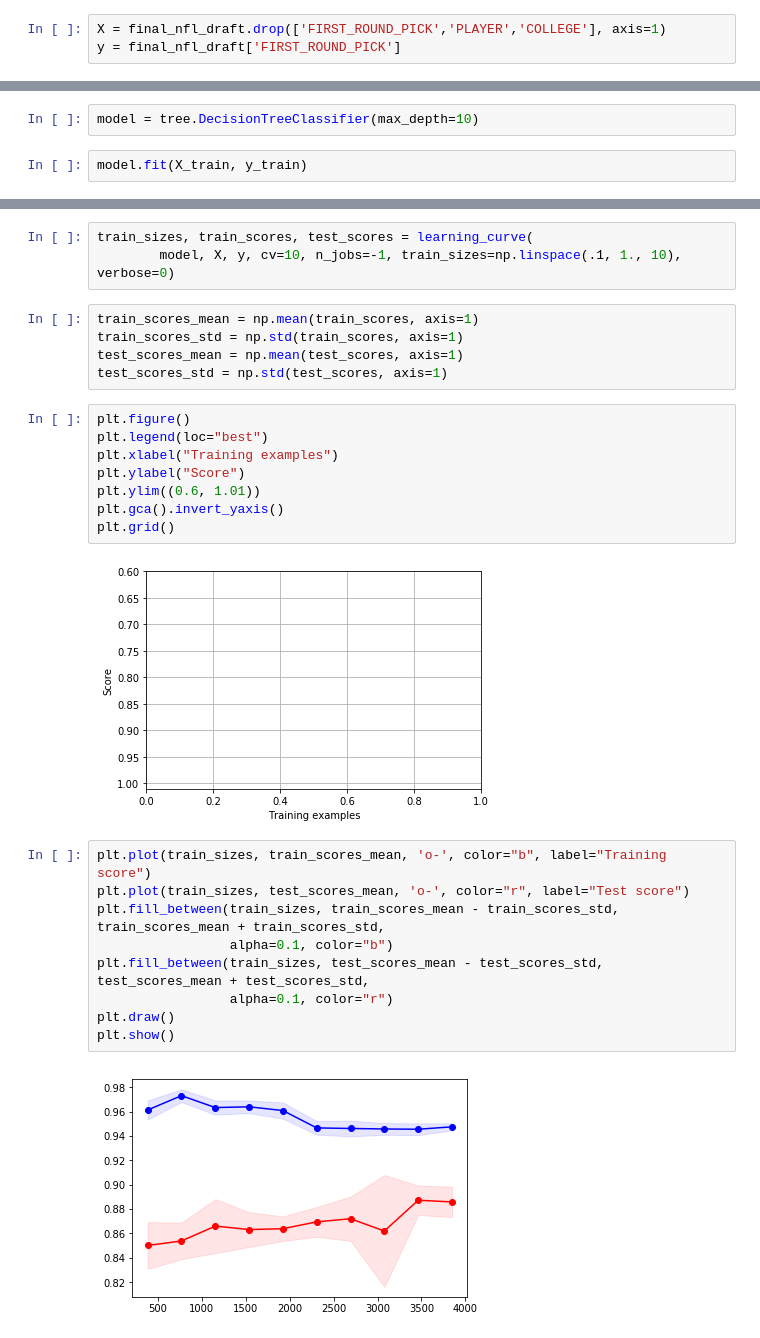
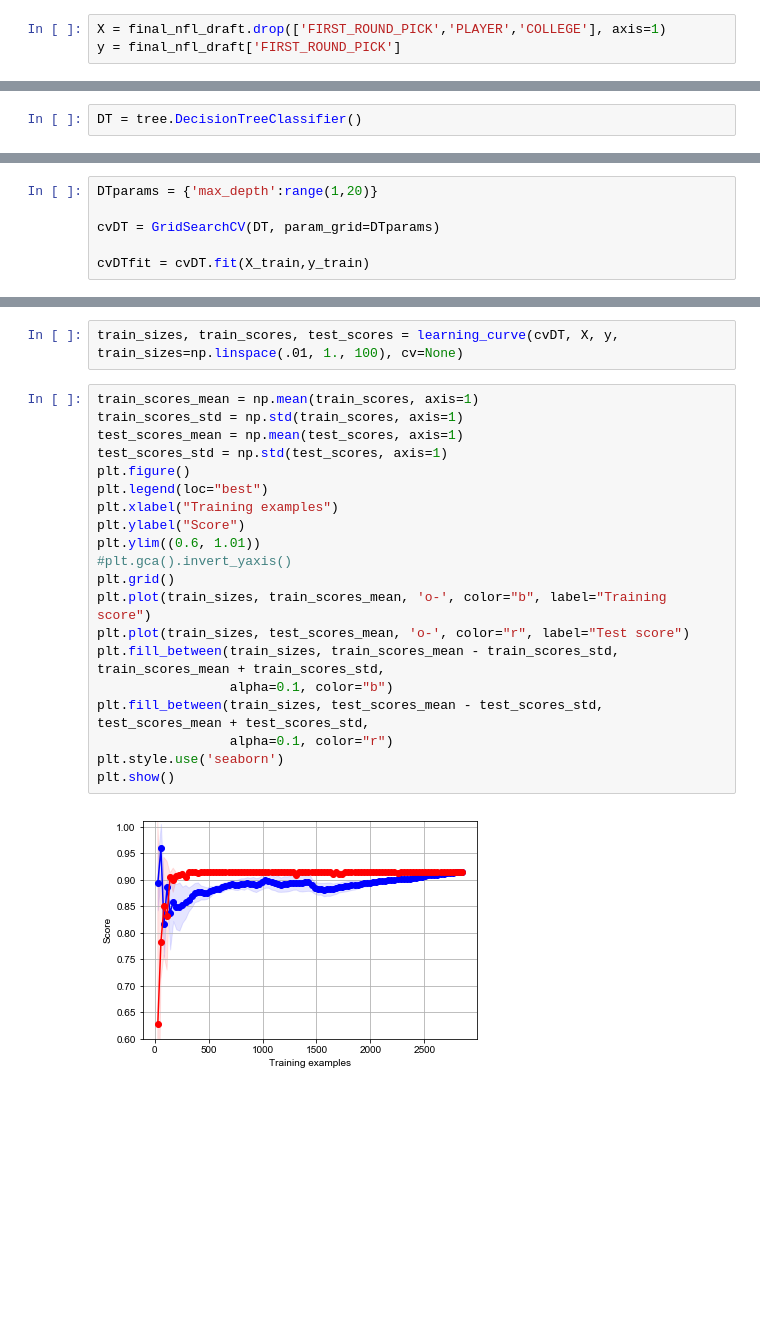
Before and after one commit to charlieaxle/cs7461_1, a Jupyter notebook: nfl_workbook.ipynb, the cells around one changed output, grey strips where cells are left out. Cells and saved outputs as stored; diff of their text form; blank space fills up the shorter version.

```diff
--- a/nfl_workbook.ipynb
+++ b/nfl_workbook.ipynb
@@ -53,4 +34,2 @@ year_hist = plt.hist(X['DRAFT_YEAR'])
 # %%
-model = tree.DecisionTreeClassifier(max_depth=10)
+DT = tree.DecisionTreeClassifier()
-# %%
-model.fit(X_train, y_train)
@@ -64 +36,7 @@ DecisionTreeClassifier(class_weight=None, criterion='gini', max_depth=10,
+# %%
+DTparams = {'max_depth':range(1,20)}
+
+cvDT = GridSearchCV(DT, param_grid=DTparams)
+
+cvDTfit = cvDT.fit(X_train,y_train)
 # %%
@@ -77,29 +48,24 @@ from sklearn.linear_model import Ridge
 # %%
-train_sizes, train_scores, test_scores = learning_curve(
-        model, X, y, cv=10, n_jobs=-1, train_sizes=np.linspace(.1, 1., 10), verbose=0)
+train_sizes, train_scores, test_scores = learning_curve(cvDT, X, y, train_sizes=np.linspace(.01, 1., 100), cv=None)
-# %%
-train_scores_mean = np.mean(train_scores, axis=1)
-train_scores_std = np.std(train_scores, axis=1)
-test_scores_mean = np.mean(test_scores, axis=1)
-test_scores_std = np.std(test_scores, axis=1)
-# %%
-plt.figure()
-plt.legend(loc="best")
-plt.xlabel("Training examples")
-plt.ylabel("Score")
-plt.ylim((0.6, 1.01))
-plt.gca().invert_yaxis()
-plt.grid()
-# %% [output]
-[figure, removed]
 # %%
+train_scores_mean = np.mean(train_scores, axis=1)
+train_scores_std = np.std(train_scores, axis=1)
+test_scores_mean = np.mean(test_scores, axis=1)
+test_scores_std = np.std(test_scores, axis=1)
+plt.figure()
+plt.legend(loc="best")
+plt.xlabel("Training examples")
+plt.ylabel("Score")
+plt.ylim((0.6, 1.01))
+#plt.gca().invert_yaxis()
+plt.grid()
 plt.plot(train_sizes, train_scores_mean, 'o-', color="b", label="Training score")
 plt.plot(train_sizes, test_scores_mean, 'o-', color="r", label="Test score")
 plt.fill_between(train_sizes, train_scores_mean - train_scores_std, train_scores_mean + train_scores_std,
                  alpha=0.1, color="b")
 plt.fill_between(train_sizes, test_scores_mean - test_scores_std, test_scores_mean + test_scores_std,
                  alpha=0.1, color="r")
-plt.draw()
+plt.style.use('seaborn')
 plt.show()
 # %% [output]
-[figure, old version]
+[figure, new version]
```
Also changed, not shown: parts of 14 cells of this notebook, 2 other files.
